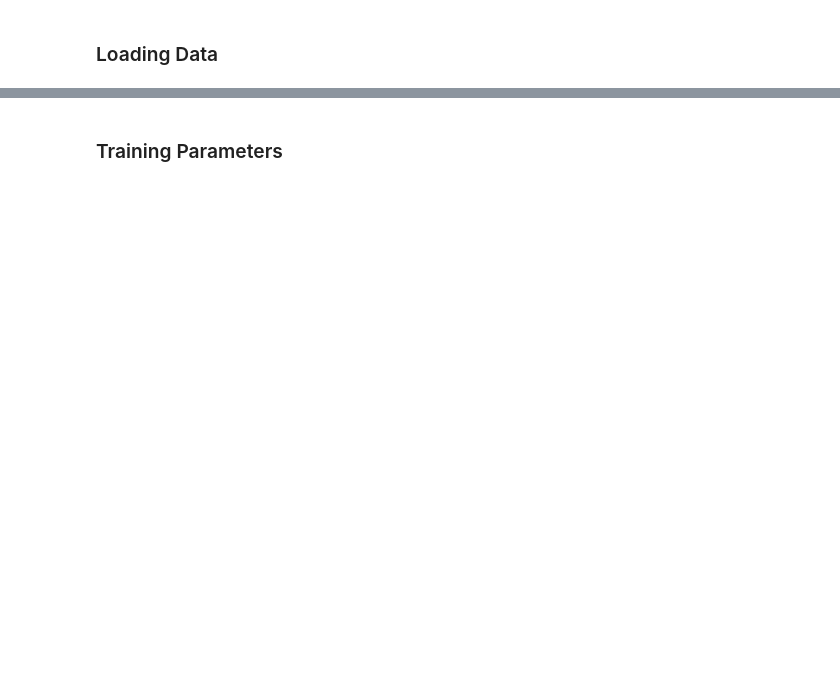
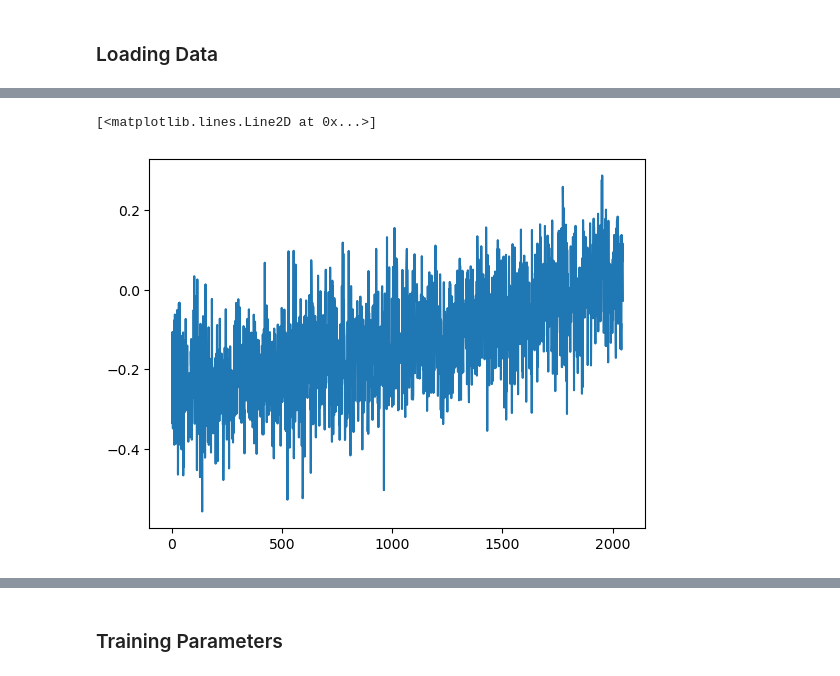
Before and after one commit to slosar/rfi-ml, a Jupyter notebook: notebooks/bmx_rfi.ipynb, the cells around one changed output, grey strips where cells are left out. Saved outputs shown, nothing was run; the diff lists cells and outputs as text; code cells hidden in the pictures; blank space fills up the shorter version.

```diff
--- a/notebooks/bmx_rfi.ipynb
+++ b/notebooks/bmx_rfi.ipynb
@@ -12,0 +40,6 @@ import matplotlib.pyplot as plt
+# %%
+x = np.linspace(0, 2048, 2048)
+plt.plot(train[100] + (0.0001*x-0.1))
+# %% [output]
+[<matplotlib.lines.Line2D at 0x...>]
+[figure, added]
```
Also changed, not shown: parts of 19 cells of this notebook, 8 other files.
